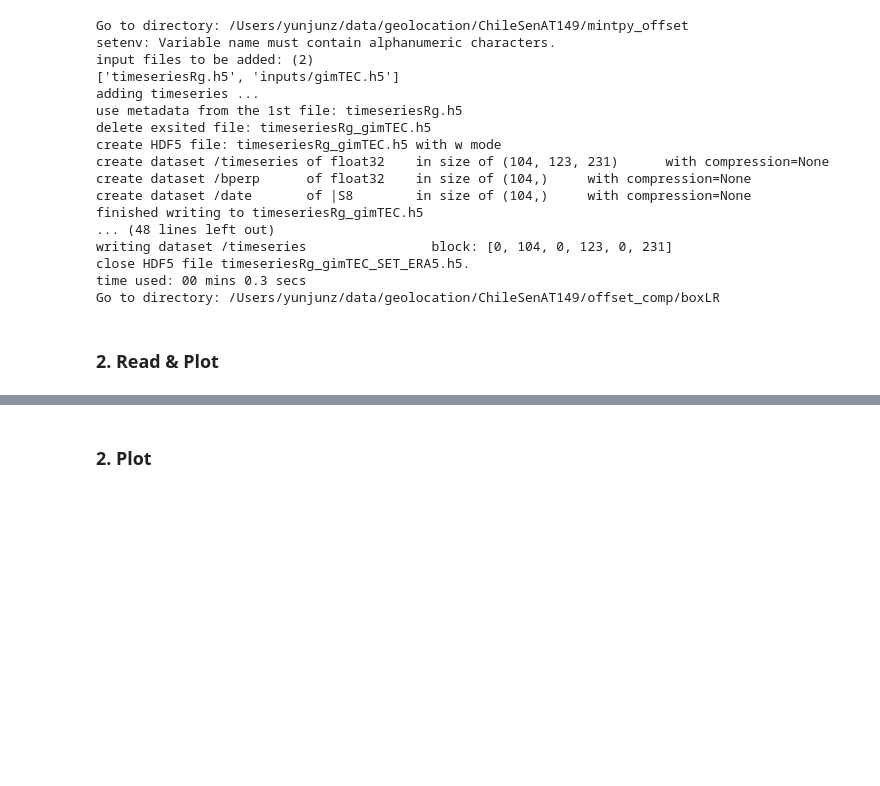
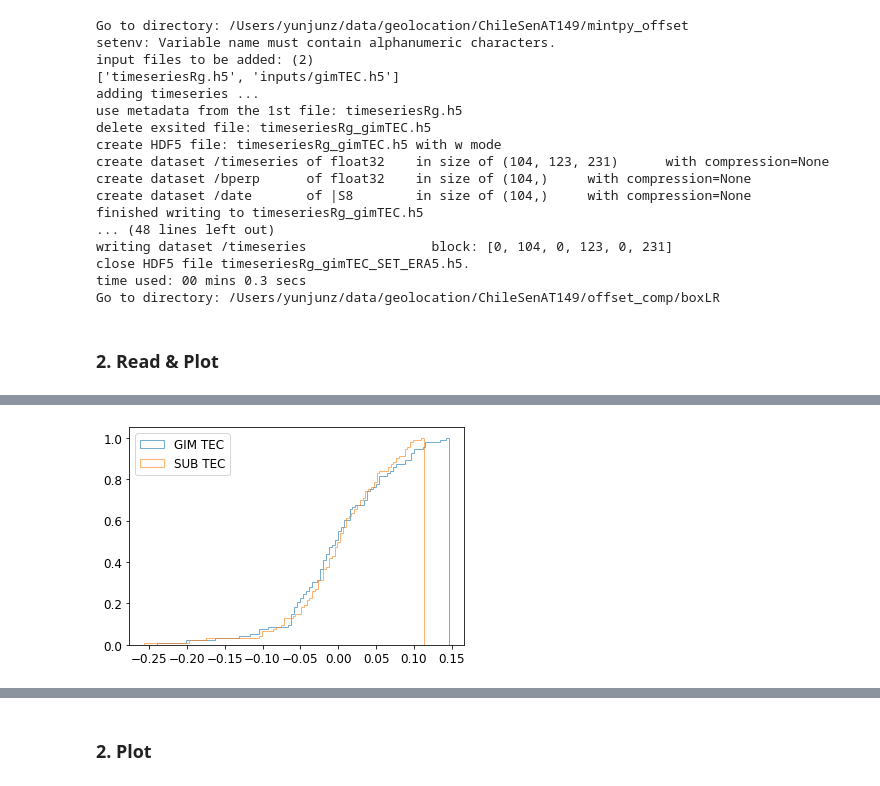
Before and after one commit to yunjunz/2022-Geolocation, a Jupyter notebook: Fig_topTEC.ipynb, the cells around one changed output, grey strips where cells are left out. Drawn from its saved outputs; the diff is of its cells as text; code cells hidden in the pictures; blank space fills up the shorter version.

```diff
--- a/Fig_topTEC.ipynb
+++ b/Fig_topTEC.ipynb
@@ -150 +142,10 @@ save figure to file /Users/yunjunz/data/geolocation/ChileSenAT149/offset_comp/bo
+# %%
+fig, ax = plt.subplots(figsize=[6, 4])
+ax.hist(ts1, bins=100, cumulative=True, density=True, histtype='step', alpha=0.6, label='GIM TEC')
+ax.hist(ts2, bins=100, cumulative=True, density=True, histtype='step', alpha=0.6, label='SUB TEC')
+#ax.set_ylim(0, 1)
+ax.legend(loc='upper left')
+plt.show()
+# %% [output]
+[figure, added]
 # %% [markdown]
```
Also changed, not shown: parts of 7 cells of this notebook.
